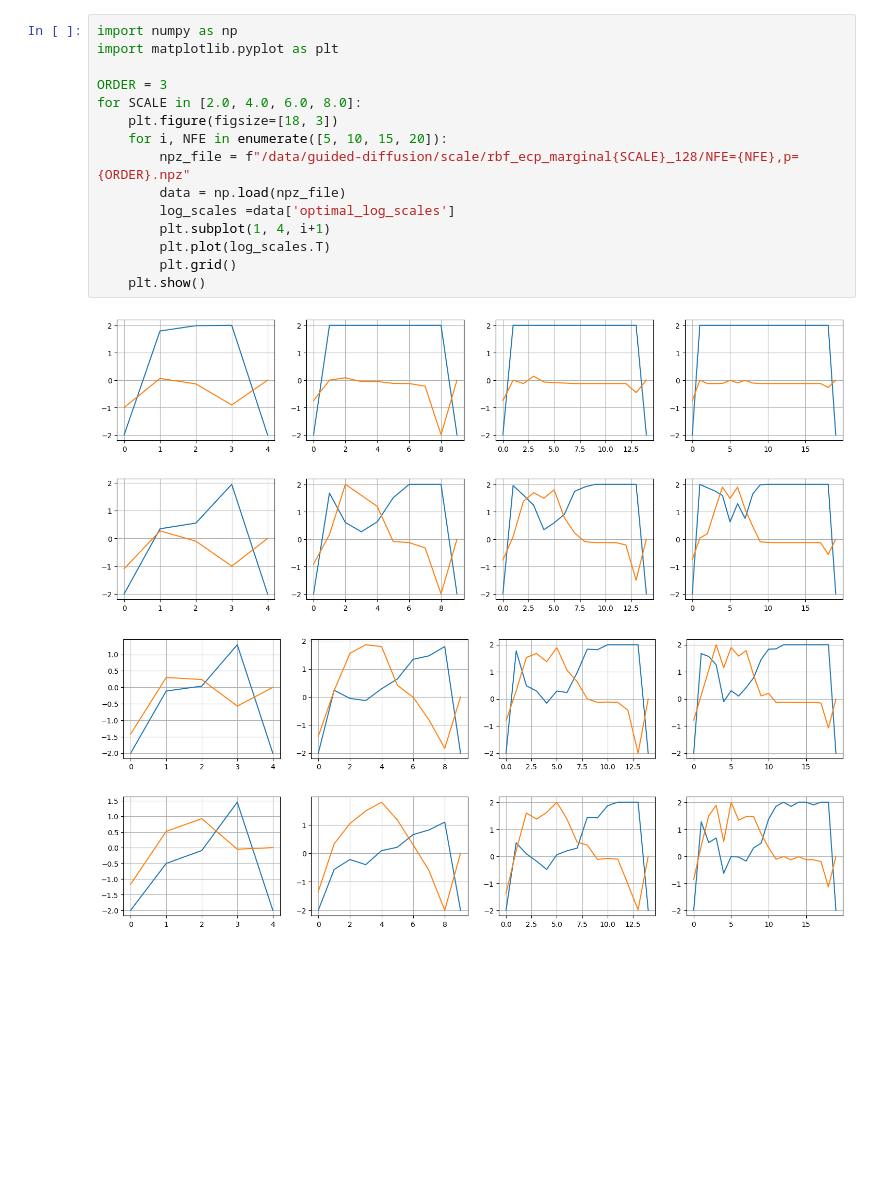
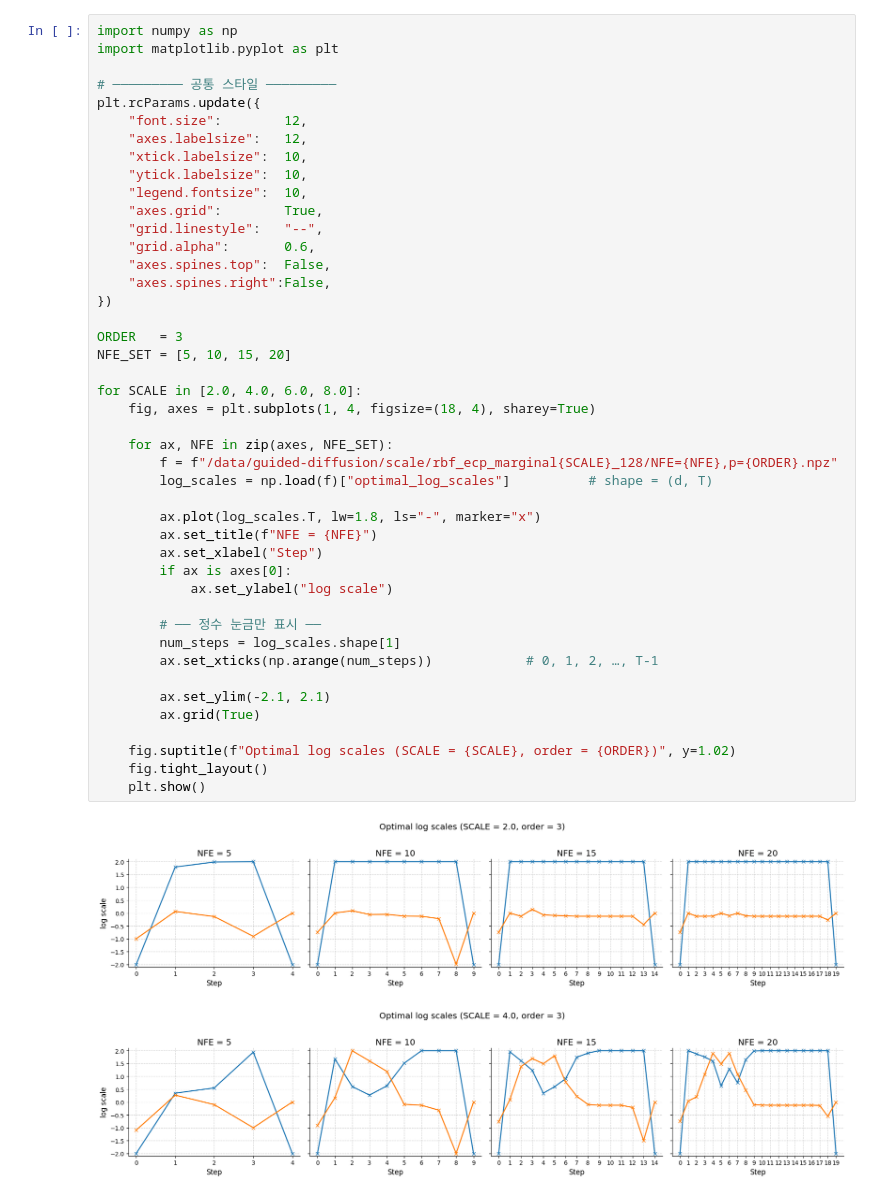
Before and after one commit to scpark20/dpm-solver-v32, a Jupyter notebook: codebases/guided-diffusion/report/shape parameters.ipynb, the cells around one changed output. Saved outputs shown, nothing was run; the diff lists cells and outputs as text; blank space fills up the shorter version.

Commit message:
diffusion

```diff
--- a/codebases/guided-diffusion/report/shape parameters.ipynb
+++ b/codebases/guided-diffusion/report/shape parameters.ipynb
@@ -1,20 +1,47 @@
-# %%
-import numpy as np
-import matplotlib.pyplot as plt
-
-ORDER = 3
-for SCALE in [2.0, 4.0, 6.0, 8.0]:
-    plt.figure(figsize=[18, 3])
-    for i, NFE in enumerate([5, 10, 15, 20]):
-        npz_file = f"/data/guided-diffusion/scale/rbf_ecp_marginal{SCALE}_128/NFE={NFE},p={ORDER}.npz"
-        data = np.load(npz_file)
-        log_scales =data['optimal_log_scales']
-        plt.subplot(1, 4, i+1)
-        plt.plot(log_scales.T)
-        plt.grid()
-    plt.show()
-# %% [output]
-[figure, removed]
-[figure, removed]
-[figure, removed]
-[figure, removed]
+# %%
+import numpy as np
+import matplotlib.pyplot as plt
+
+# ───────── 공통 스타일 ─────────
+plt.rcParams.update({
+    "font.size":        12,
+    "axes.labelsize":   12,
+    "xtick.labelsize":  10,
+    "ytick.labelsize":  10,
+    "legend.fontsize":  10,
+    "axes.grid":        True,
+    "grid.linestyle":   "--",
+    "grid.alpha":       0.6,
+    "axes.spines.top":  False,
+    "axes.spines.right":False,
+})
+
+ORDER   = 3
+NFE_SET = [5, 10, 15, 20]
+
+for SCALE in [2.0, 4.0, 6.0, 8.0]:
+    fig, axes = plt.subplots(1, 4, figsize=(18, 4), sharey=True)
+
+    for ax, NFE in zip(axes, NFE_SET):
+        f = f"/data/guided-diffusion/scale/rbf_ecp_marginal{SCALE}_128/NFE={NFE},p={ORDER}.npz"
+        log_scales = np.load(f)["optimal_log_scales"]          # shape = (d, T)
+
+        ax.plot(log_scales.T, lw=1.8, ls="-", marker="x")
+        ax.set_title(f"NFE = {NFE}")
+        ax.set_xlabel("Step")
+        if ax is axes[0]:
+            ax.set_ylabel("log scale")
+
+        # ── 정수 눈금만 표시 ──
+        num_steps = log_scales.shape[1]
+        ax.set_xticks(np.arange(num_steps))            # 0, 1, 2, …, T-1
+
+        ax.set_ylim(-2.1, 2.1)
+        ax.grid(True)
+
+    fig.suptitle(f"Optimal log scales (SCALE = {SCALE}, order = {ORDER})", y=1.02)
+    fig.tight_layout()
+    plt.show()
+# %% [output]
+[figure, added]
+[figure, added]
```
Also changed, not shown: parts of 1 cell of this notebook, 2 other files.
